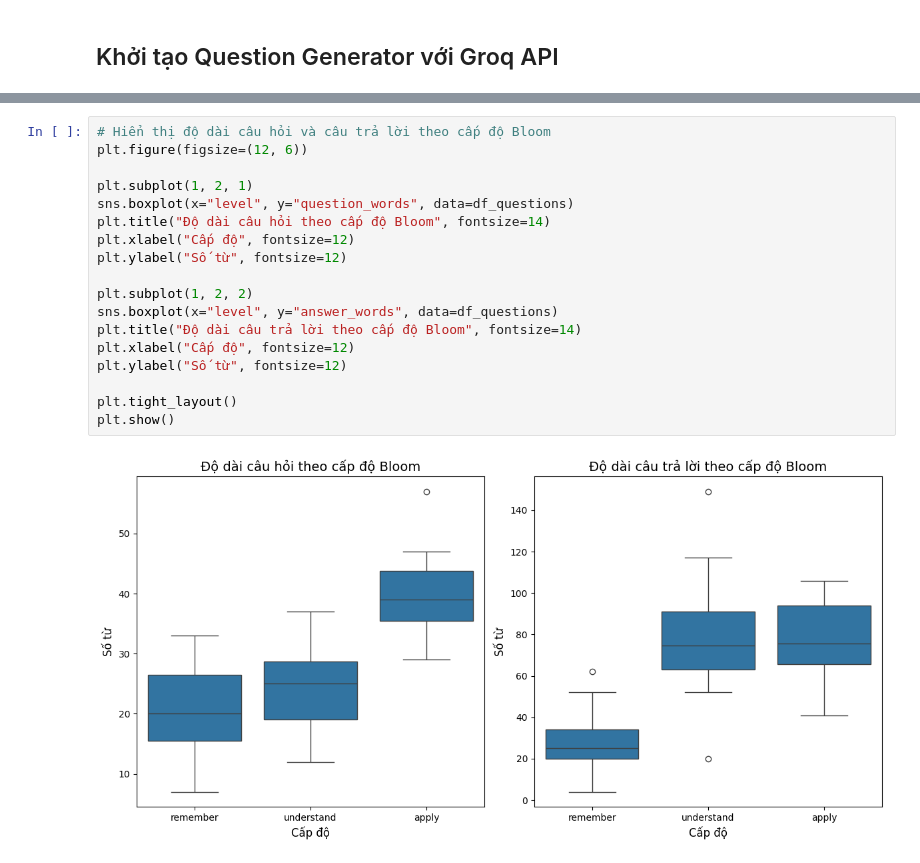
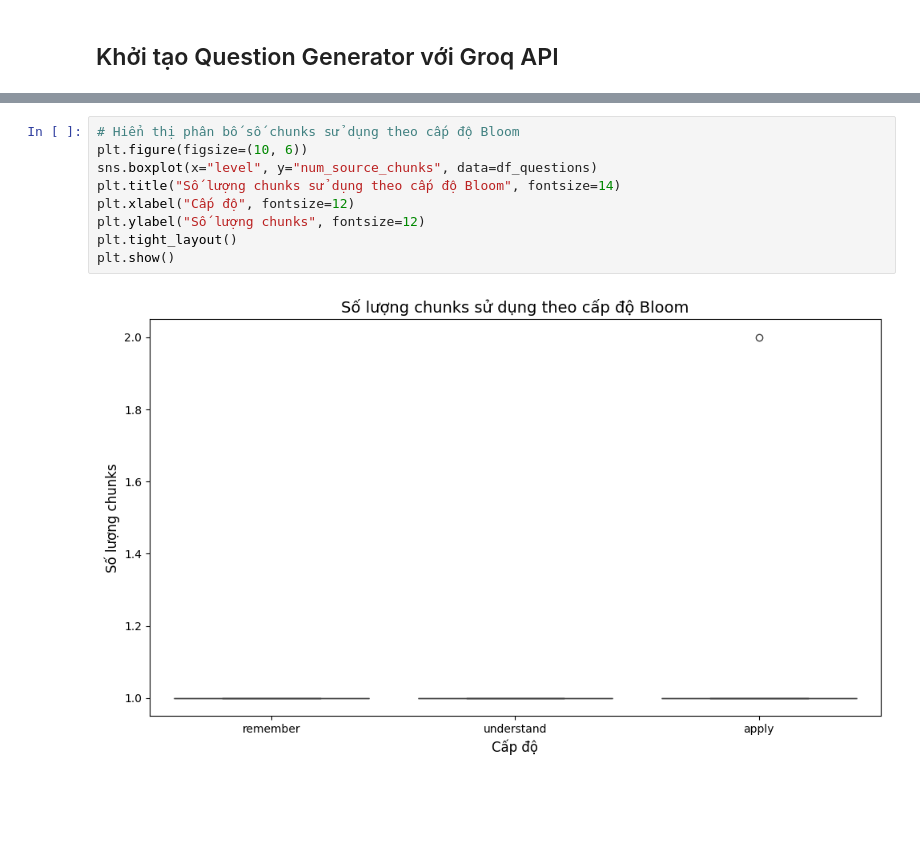
Before and after one commit to cardi-ay/uit.PubHealthQA, a Jupyter notebook: notebooks/question_answer_generation_groq.ipynb, the cells around one changed output, grey strips where cells are left out. Cells and saved outputs as stored; diff of their text form; blank space fills up the shorter version.

```diff
--- a/notebooks/question_answer_generation_groq.ipynb
+++ b/notebooks/question_answer_generation_groq.ipynb
@@ -295,20 +264,11 @@ stats_by_level
 # %%
-# Hiển thị độ dài câu hỏi và câu trả lời theo cấp độ Bloom
-plt.figure(figsize=(12, 6))
-
-plt.subplot(1, 2, 1)
-sns.boxplot(x="level", y="question_words", data=df_questions)
-plt.title("Độ dài câu hỏi theo cấp độ Bloom", fontsize=14)
+# Hiển thị phân bố số chunks sử dụng theo cấp độ Bloom
+plt.figure(figsize=(10, 6))
+sns.boxplot(x="level", y="num_source_chunks", data=df_questions)
+plt.title("Số lượng chunks sử dụng theo cấp độ Bloom", fontsize=14)
 plt.xlabel("Cấp độ", fontsize=12)
-plt.ylabel("Số từ", fontsize=12)
-
-plt.subplot(1, 2, 2)
-sns.boxplot(x="level", y="answer_words", data=df_questions)
-plt.title("Độ dài câu trả lời theo cấp độ Bloom", fontsize=14)
-plt.xlabel("Cấp độ", fontsize=12)
-plt.ylabel("Số từ", fontsize=12)
-
+plt.ylabel("Số lượng chunks", fontsize=12)
 plt.tight_layout()
 plt.show()
 # %% [output]
-[figure, old version]
+[figure, new version]
```
Also changed, not shown: parts of 23 cells of this notebook, 8 other files.
